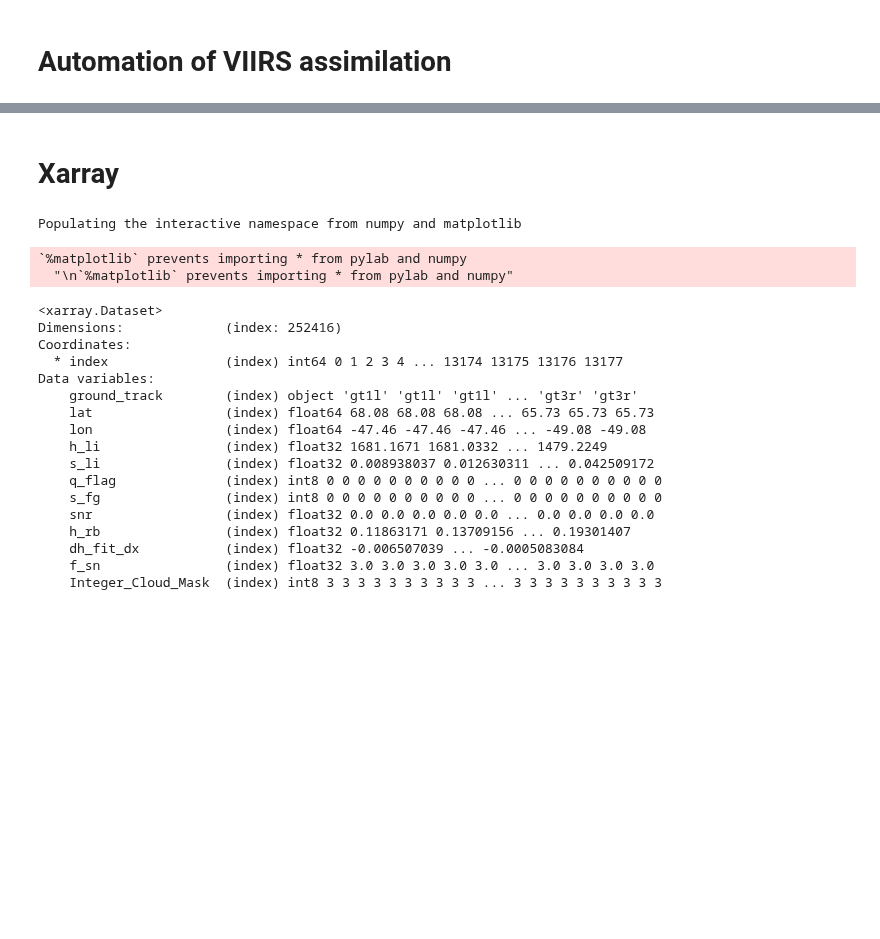
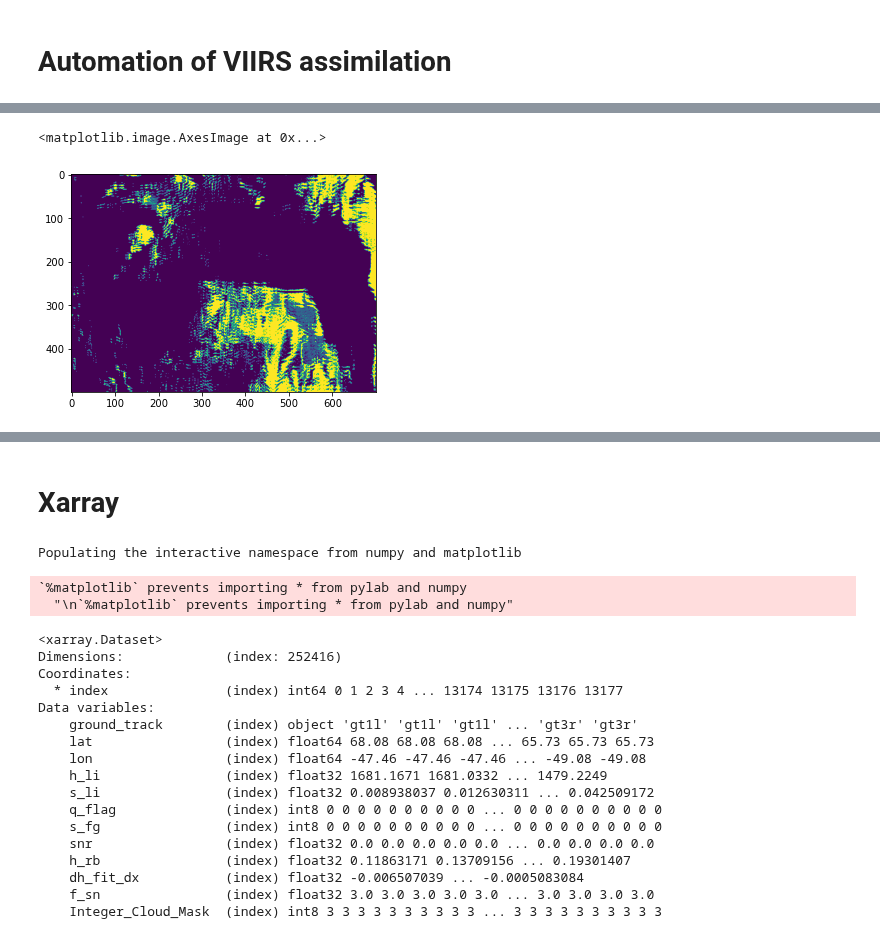
Before and after one commit to ICESAT-2HackWeek/CloudMask, a Jupyter notebook: ATL06Retrieval_VIIRS.ipynb, the cells around one changed output, grey strips where cells are left out. Saved outputs shown, nothing was run; the diff lists cells and outputs as text; code cells hidden in the pictures; blank space fills up the shorter version.

```diff
--- a/ATL06Retrieval_VIIRS.ipynb
+++ b/ATL06Retrieval_VIIRS.ipynb
@@ -242,6 +261,14 @@ importlib.reload(utils)
 import datetime as dt
 from sklearn.neighbors import BallTree
 # %%
+def get_file_in_directory(path):
+    "Retrieves file names from a directory \
+    \n\nInput: path = directory \
+    \n\nOutput: list of subdirectories"
+
+    return [os.path.join(path, name) for name in os.listdir(path)
+            if os.path.isfile(os.path.join(path, name))]
+
 def print_attrs(name, obj):
     print(name)
     for key, val in obj.attrs.items():
@@ -286,14 +313,12 @@ def associate2(dataframe, swath, variable='Integer_Cloud_Mask'):
 
     extract = swath['geophysical_data'][variable].value
     new_column = extract.ravel()[indicies]
-#     dataframe[variable] = new_column
 
-#     # get data for overlay
-#     shp = swath['geophysical_data'][variable].shape
-#     mask = np.zeros_like(extract, dtype=bool)
-#     mask.ravel()[indicies] = True
-#     return mask, indicies
-    return new_column
+    # get data for overlay
+    shp = swath['geophysical_data'][variable].shape
+    mask = np.zeros_like(extract, dtype=bool)
+    mask.ravel()[indicies] = True
+    return new_column, mask, indicies
 
 ####################################
 
@@ -317,15 +342,20 @@ def assimVIIRS(df, Cfiles, hr=1, variable='Integer_Cloud_Mask'):
 
         # Grab dataframe data that matches the temporal search window
         mask = ((df['t_year']>=start) * (df['t_year']<=end))
-        match = df[mask]
-
         # # To test that it works on a couple
         # dataf['trial']=False
         # mask = df['trial']
         # mask.iloc[[94266,  94267]] = True
         # match = df[mask]
 
-        df.loc[mask, variable] = associate2(match,f_)
+        if mask.sum()>0:
+            match = df[mask]
+            df.loc[mask, variable], cldmask, idx = associate2(match,f_)
+            print (Cfile[-33:-26]+Cfile[-25:-21]+" assimilated")
+        else:
+            print (Cfile[-33:-26]+Cfile[-25:-21]+" has no overlap")
+
+    return cldmask,idx
 # %%
 # Run all files
 hr = 1 # Specifies temporal search window for Icesat-2 data
@@ -353,0 +391,8 @@ dataf.loc[dataf.t_year.dt.date==pd.to_datetime('2019-06-05')]
+# %%
+# Map of VIIRS over study area
+img = h5py.File(Vfiles[0])
+Vdata = img['geophysical_data'][cloud_var].value
+plt.imshow(Vdata[1700:2200,2500:])
+# %% [output]
+<matplotlib.image.AxesImage at 0x...>
+[figure, added]
```
Also changed, not shown: parts of 16 cells of this notebook.
